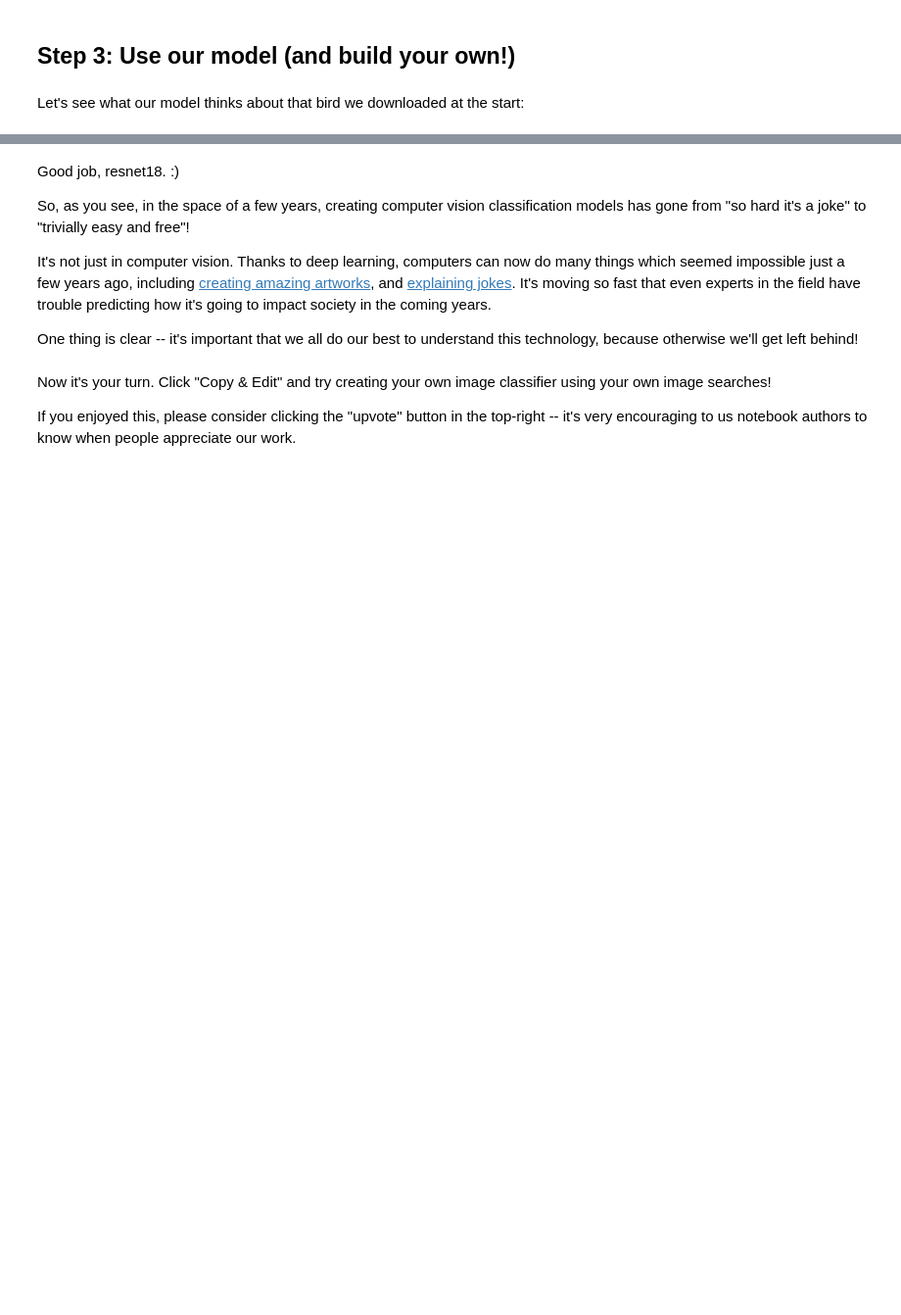
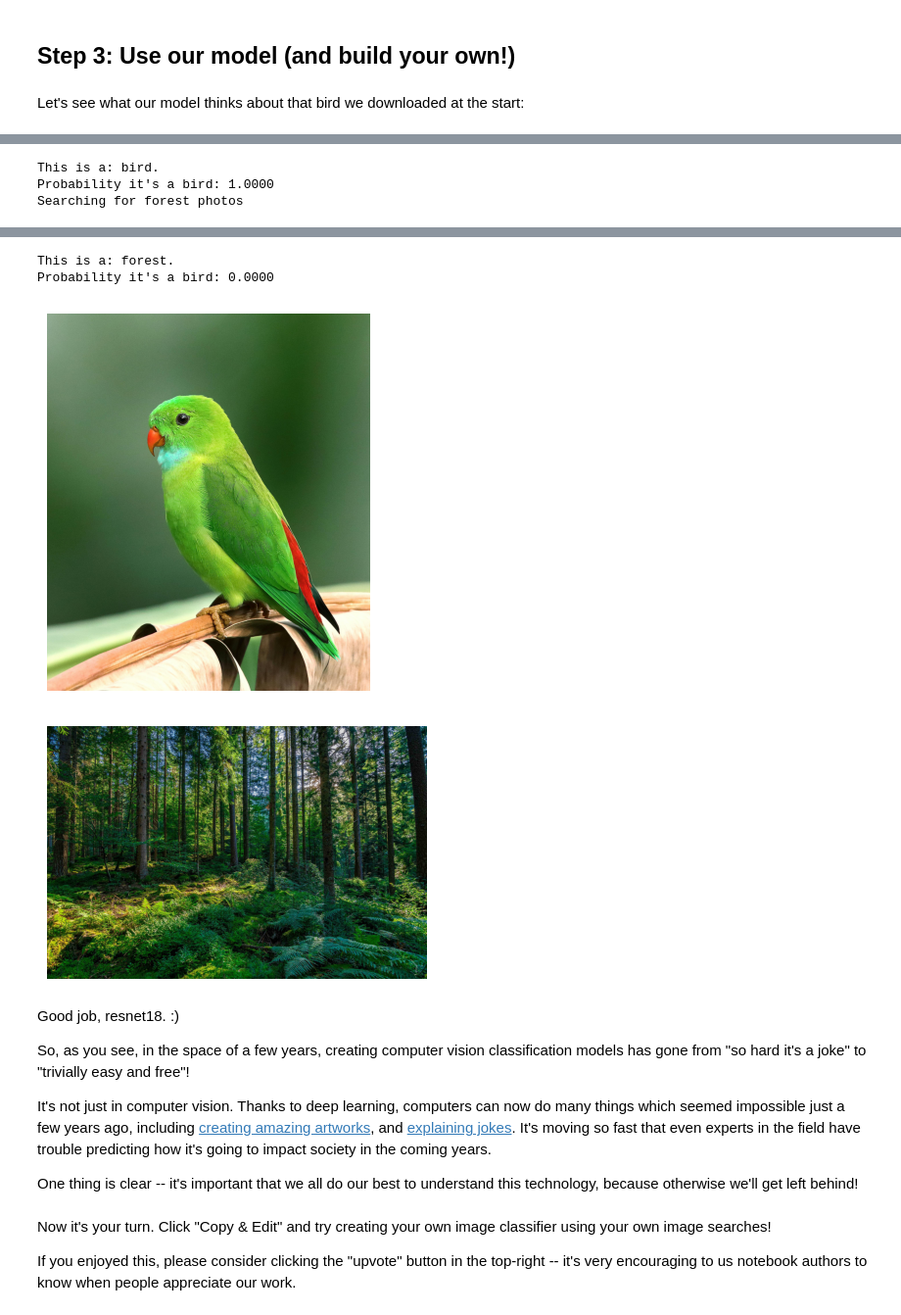
Before and after one commit to amolshambharkar/AI, a Jupyter notebook: IsItaBird.ipynb, the cells around one changed output, grey strips where cells are left out. Shown at 98% size. Drawn from its saved outputs; the diff is of its cells as text; code cells hidden in the pictures; blank space fills up the shorter version.

```diff
--- a/IsItaBird.ipynb
+++ b/IsItaBird.ipynb
@@ -45,23 +52,9 @@ The basic steps we'll take are:
 from duckduckgo_search import DDGS
 from fastcore.all import *
 
-def search_images(term, max_images=30):
-    print(f"Searching for '{term}'")
-    with DDGS() as ddgs:
-        keywords = 'butterfly'
-        ddgs_images_gen = ddgs.images(
-                          keywords,
-                          region="wt-wt",
-                          safesearch="off",
-                          size=None,
-                          color="Monochrome",
-                          type_image=None,
-                          layout=None,
-                          license_image=None,
-                          max_results=100,
-                        )
-    results = [r for r in ddgs_images_gen]
-    return L(results).itemgot('image')
+def search_images(keywords, max_images = 30):
+    print(f"Searching for {keywords}")
+    return L(DDGS().images(keywords,max_results=max_images)).itemgot('image')
 # %% [markdown]
 Let's start by searching for a bird photo and seeing what kind of result we get. We'll start by getting URLs from a search:
 # %%
@@ -167,0 +190,13 @@ print(f"Probability it's a bird: {probs[0]:.4f}")
+# %%
+bird_image = PILImage.create('bird.jpg')
+bird_image.show()
+is_bird,_,probs = learn.predict(bird_image)
+print(f"This is a: {is_bird}.")
+print(f"Probability it's a bird: {probs[0]:.4f}")
+download_url(search_images('forest photos', max_images=1)[0], 'forest.jpg', show_progress=False)
+forest_image = PILImage.create('forest.jpg')
+is_bird,_,probs = learn.predict(forest_image)
+forest_image.show()
+print(f"This is a: {is_bird}.")
+print(f"Probability it's a bird: {probs[0]:.4f}")
+# %% [output]
@@ -167,0 +204,3 @@ print(f"Probability it's a bird: {probs[0]:.4f}")
+This is a: bird.
+Probability it's a bird: 1.0000
+Searching for forest photos
@@ -168,3 +208,7 @@ print(f"Probability it's a bird: {probs[0]:.4f}")
+This is a: forest.
+Probability it's a bird: 0.0000
+[figure, added]
+[figure, added]
 # %% [markdown]
 Good job, resnet18. :)
 
```
Also changed, not shown: parts of 11 cells of this notebook.
